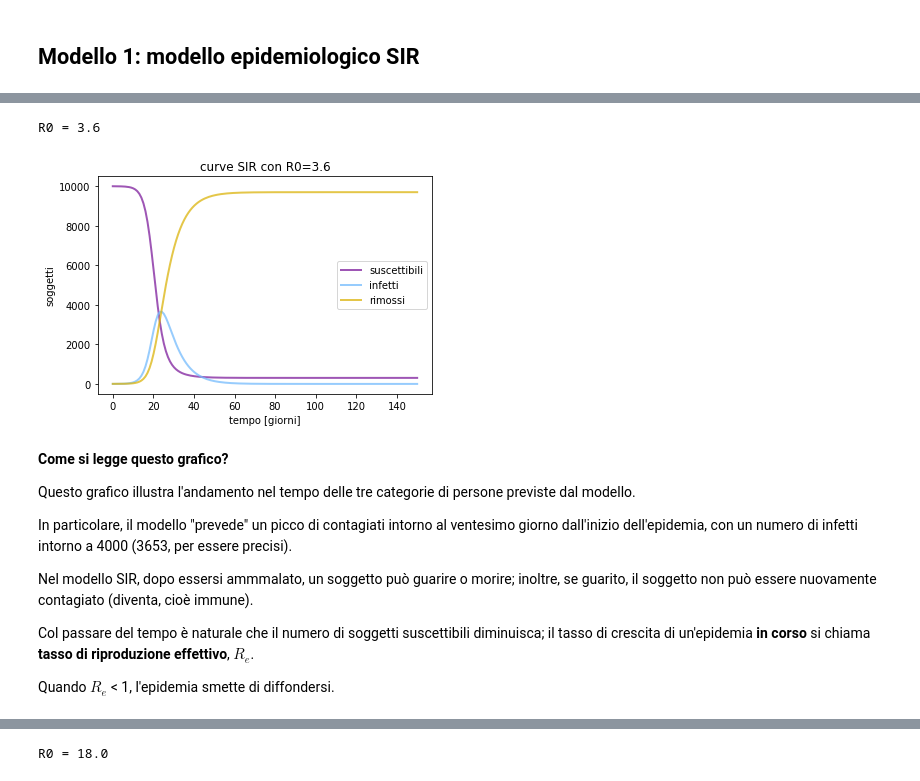
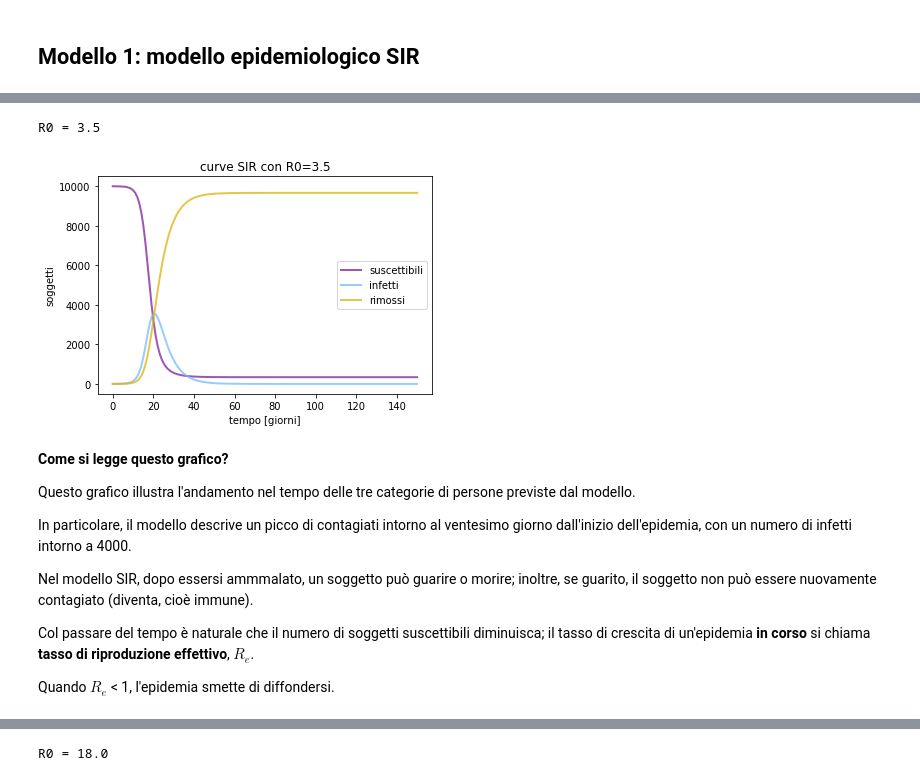
Before and after one commit to pcmasuzzo/modelli_epidemiologici, a Jupyter notebook: notebooks/epidemie.ipynb, the cells around one changed output, grey strips where cells are left out. Drawn from its saved outputs; the diff is of its cells as text; code cells hidden in the pictures.

```diff
--- a/notebooks/epidemie.ipynb
+++ b/notebooks/epidemie.ipynb
@@ -93,35 +94,35 @@ R0 = 0
 S0 = N - I0 - R0
 # %%
 # beta: tasso di infezione
-beta = 0.6
-# gamma: tasso medio di guarigione
-gamma = 1./6
+beta = 0.7
+# gamma: tasso medio di guarigione - supponiamo sia 5 giorni
+gamma = 1./5
 
 R0 = beta / gamma
-print(f'R0 = {R0}')
+print(f'R0 = {R0:.1f}')
 # arco di tempo in giorni
 t = np.linspace(0, 150, 150)
 # %% [output]
-R0 = 3.6
+R0 = 3.5
 # %%
 y0 = S0, I0, R0
 S, I, R = md.resolve_SIR(y0, t, N, beta, gamma)
 # %%
 plt.plot(t, S, colors[0], alpha=0.75, lw=2, label='suscettibili')
 plt.plot(t, I, colors[1], alpha=0.75, lw=2, label='infetti')
 plt.plot(t, R, colors[2], alpha=0.75, lw=2, label='rimossi')
 plt.xlabel('tempo [giorni]')
 plt.ylabel('soggetti')
 plt.legend()
-plt.title(f'curve SIR con R0={R0}');
+plt.title(f'curve SIR con R0={R0:.1f}');
 # %% [output]
-[figure, old version]
+[figure, new version]
 # %% [markdown]
 **Come si legge questo grafico?**
 
 Questo grafico illustra l'andamento nel tempo delle tre categorie di persone previste dal modello.
 
-In particolare, il modello "prevede" un picco di contagiati intorno al ventesimo giorno dall'inizio dell'epidemia, con un numero di infetti intorno a 4000 (3653, per essere precisi).
+In particolare, il modello descrive un picco di contagiati intorno al ventesimo giorno dall'inizio dell'epidemia, con un numero di infetti intorno a 4000.
 
 Nel modello SIR, dopo essersi ammmalato, un soggetto può guarire o morire; inoltre, se guarito, il soggetto non può essere nuovamente contagiato (diventa, cioè immune).
 
```
Also changed, not shown: parts of 8 cells of this notebook, 2 other files.
